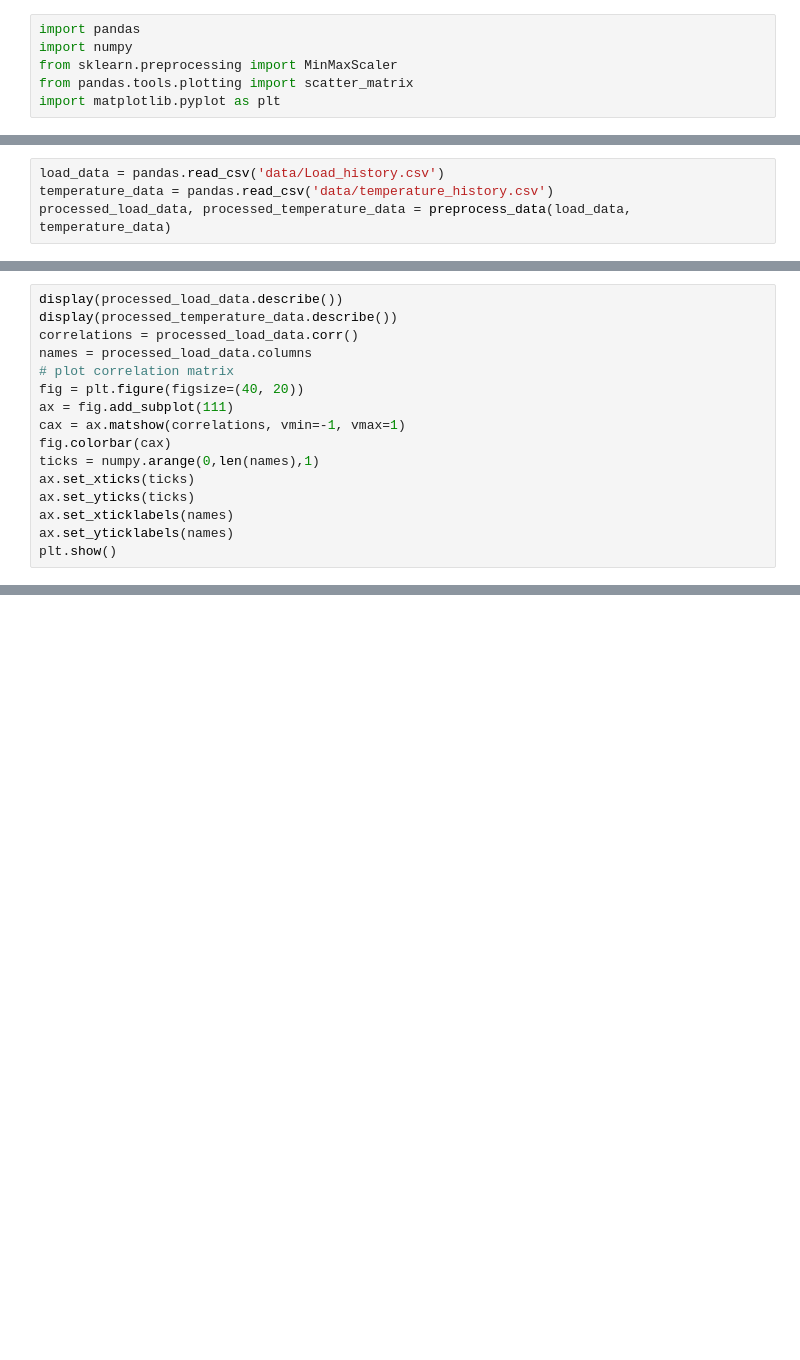
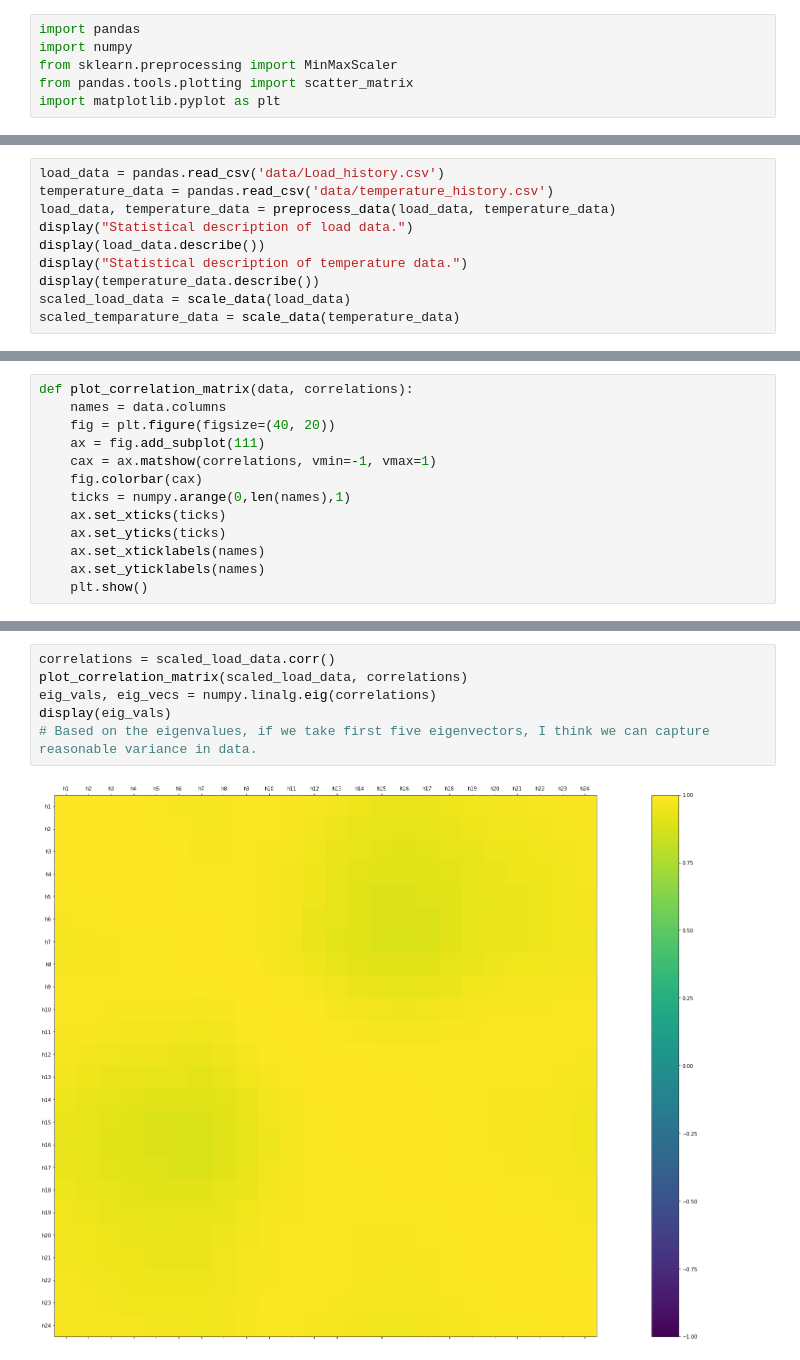
Before and after one commit to Prakash2403/SIH-2k18, a Jupyter notebook: Analysis.ipynb, the cells around one changed output, grey strips where cells are left out. Saved outputs shown, nothing was run; the diff lists cells and outputs as text; blank space fills up the shorter version.

```diff
--- a/Analysis.ipynb
+++ b/Analysis.ipynb
@@ -23,4 +26,10 @@ def preprocess_data(df_ld, df_td):
 # %%
 load_data = pandas.read_csv('data/Load_history.csv')
 temperature_data = pandas.read_csv('data/temperature_history.csv')
-processed_load_data, processed_temperature_data = preprocess_data(load_data, temperature_data)
+load_data, temperature_data = preprocess_data(load_data, temperature_data)
+display("Statistical description of load data.")
+display(load_data.describe())
+display("Statistical description of temperature data.")
+display(temperature_data.describe())
+scaled_load_data = scale_data(load_data)
+scaled_temparature_data = scale_data(temperature_data)
@@ -27,16 +59,13 @@ processed_load_data, processed_temperature_data = preprocess_data(load_data, tem
 # %%
-display(processed_load_data.describe())
-display(processed_temperature_data.describe())
-correlations = processed_load_data.corr()
-names = processed_load_data.columns
-# plot correlation matrix
-fig = plt.figure(figsize=(40, 20))
-ax = fig.add_subplot(111)
-cax = ax.matshow(correlations, vmin=-1, vmax=1)
-fig.colorbar(cax)
-ticks = numpy.arange(0,len(names),1)
-ax.set_xticks(ticks)
-ax.set_yticks(ticks)
-ax.set_xticklabels(names)
-ax.set_yticklabels(names)
-plt.show()
+def plot_correlation_matrix(data, correlations):
+    names = data.columns
+    fig = plt.figure(figsize=(40, 20))
+    ax = fig.add_subplot(111)
+    cax = ax.matshow(correlations, vmin=-1, vmax=1)
+    fig.colorbar(cax)
+    ticks = numpy.arange(0,len(names),1)
+    ax.set_xticks(ticks)
+    ax.set_yticks(ticks)
+    ax.set_xticklabels(names)
+    ax.set_yticklabels(names)
+    plt.show()
@@ -64,0 +72,8 @@ plt.show()
+# %%
+correlations = scaled_load_data.corr()
+plot_correlation_matrix(scaled_load_data, correlations)
+eig_vals, eig_vecs = numpy.linalg.eig(correlations)
+display(eig_vals)
+# Based on the eigenvalues, if we take first five eigenvectors, I think we can capture reasonable variance in data.
+# %% [output]
+[figure, added]
```
Also changed, not shown: parts of 14 cells of this notebook, 1 other file.
